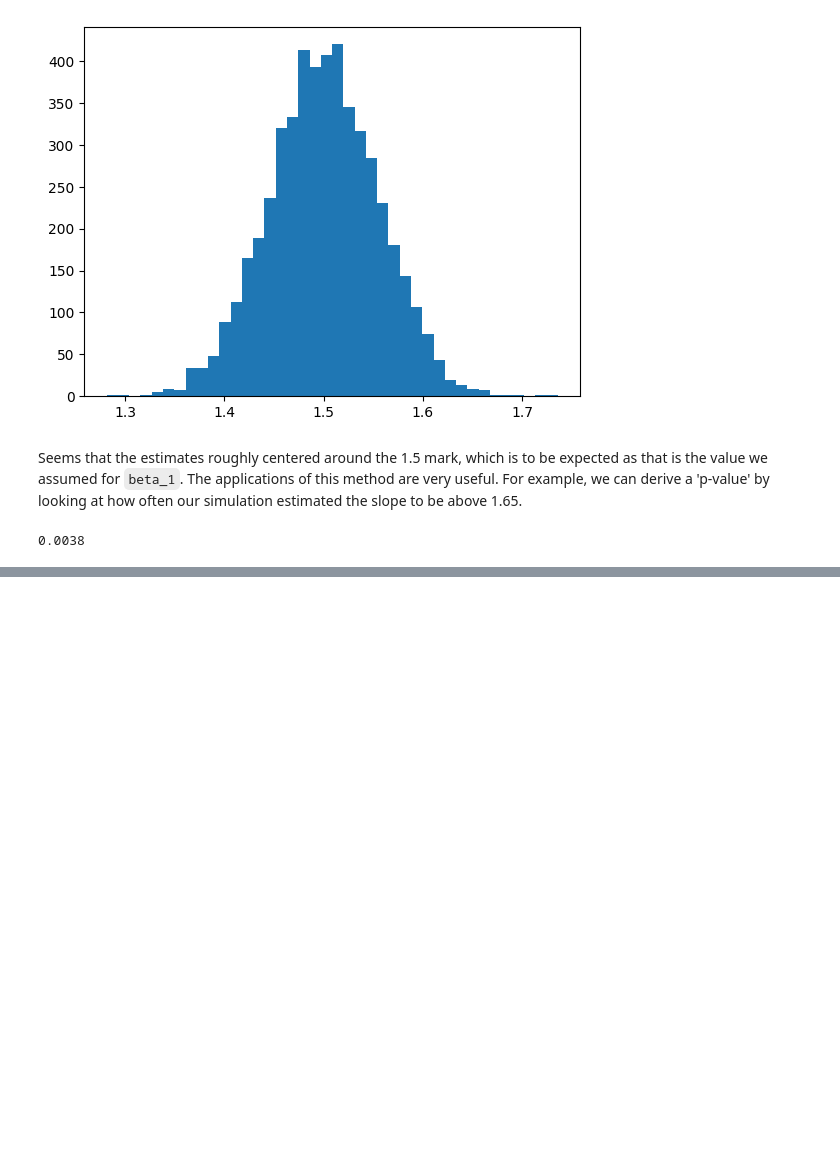
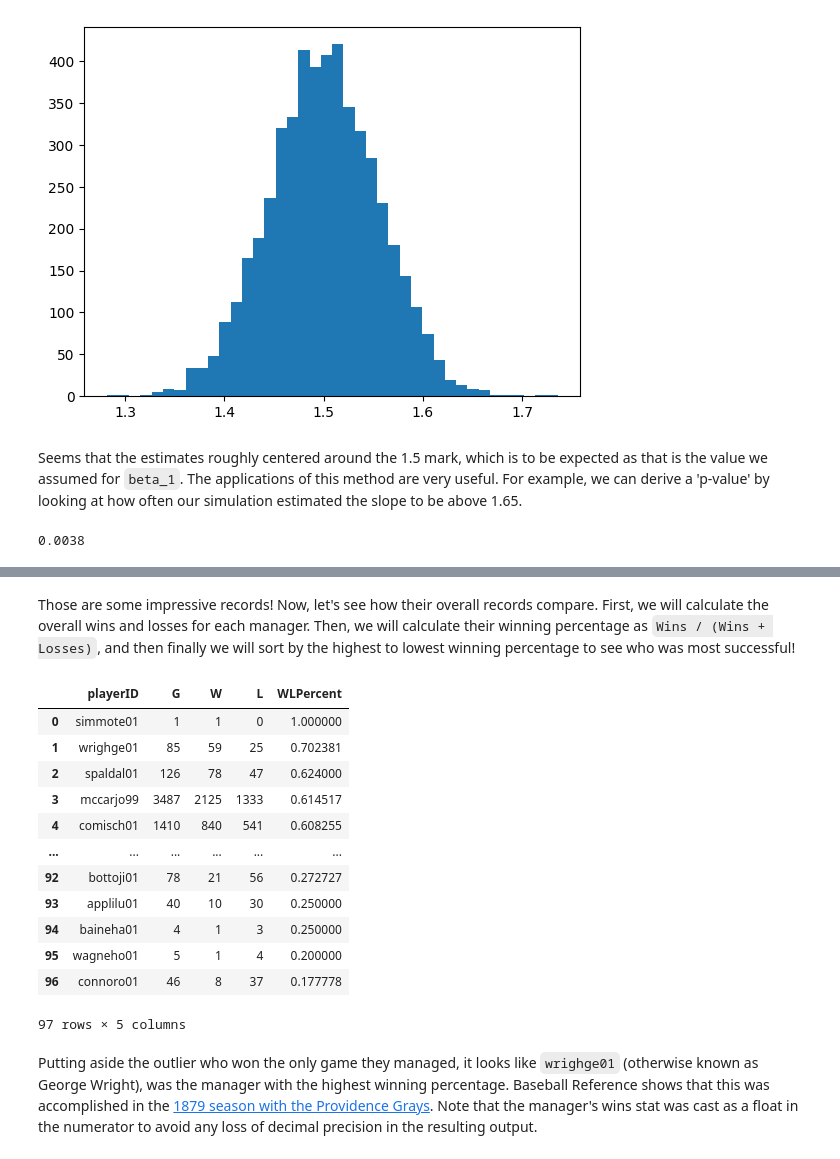
Before and after one commit to mscampb4-ncsu/Homework5, a Jupyter notebook: Homework5.ipynb, the cells around one changed output, grey strips where cells are left out. Saved outputs shown, nothing was run; the diff lists cells and outputs as text; code cells hidden in the pictures; blank space fills up the shorter version.

```diff
--- a/Homework5.ipynb
+++ b/Homework5.ipynb
@@ -121,0 +280,37 @@ In public health, understanding the nature of rare diseases and how learning how
+# %% [markdown]
+Those are some impressive records! Now, let's see how their overall records compare. First, we will calculate the overall wins and losses for each manager. Then, we will calculate their winning percentage as `Wins / (Wins + Losses)`, and then finally we will sort by the highest to lowest winning percentage to see who was most successful!
+# %%
+#Get W-L records for managers who are hall of famers
+current_input = '''
+  SELECT
+    m.playerID,
+    SUM(m.G) as G,
+    SUM(m.W) as W,
+    SUM(m.L) as L,
+    (CAST(SUM(m.W) as FLOAT) / (SUM(m.W) + SUM(m.L))) as WLPercent
+  FROM Managers AS m
+  INNER JOIN HallOfFame AS h
+    ON m.playerID = h.playerID
+  WHERE h.inducted = 'Y'
+  GROUP BY m.playerID
+  ORDER BY WLPercent DESC
+  '''
+
+output = pd.read_sql(current_input, con)
+output
+# %% [output]
+|  | playerID | G | W | L | WLPercent |
+| 0 | simmote01 | 1 | 1 | 0 | 1.000000 |
+| 1 | wrighge01 | 85 | 59 | 25 | 0.702381 |
+| 2 | spaldal01 | 126 | 78 | 47 | 0.624000 |
+| 3 | mccarjo99 | 3487 | 2125 | 1333 | 0.614517 |
+| 4 | comisch01 | 1410 | 840 | 541 | 0.608255 |
+| ... | ... | ... | ... | ... | ... |
+| 92 | bottoji01 | 78 | 21 | 56 | 0.272727 |
+| 93 | applilu01 | 40 | 10 | 30 | 0.250000 |
+| 94 | baineha01 | 4 | 1 | 3 | 0.250000 |
+| 95 | wagneho01 | 5 | 1 | 4 | 0.200000 |
+| 96 | connoro01 | 46 | 8 | 37 | 0.177778 |
+97 rows × 5 columns
+# %% [markdown]
+Putting aside the outlier who won the only game they managed, it looks like `wrighge01` (otherwise known as George Wright), was the manager with the highest winning percentage. Baseball Reference shows that this was accomplished in the [1879 season with the Providence Grays](https://www.baseball-reference.com/managers/wrighge01.shtml). Note that the manager's wins stat was cast as a float in the numerator to avoid any loss of decimal precision in the resulting output.
```
Also changed, not shown: parts of 12 cells of this notebook.
